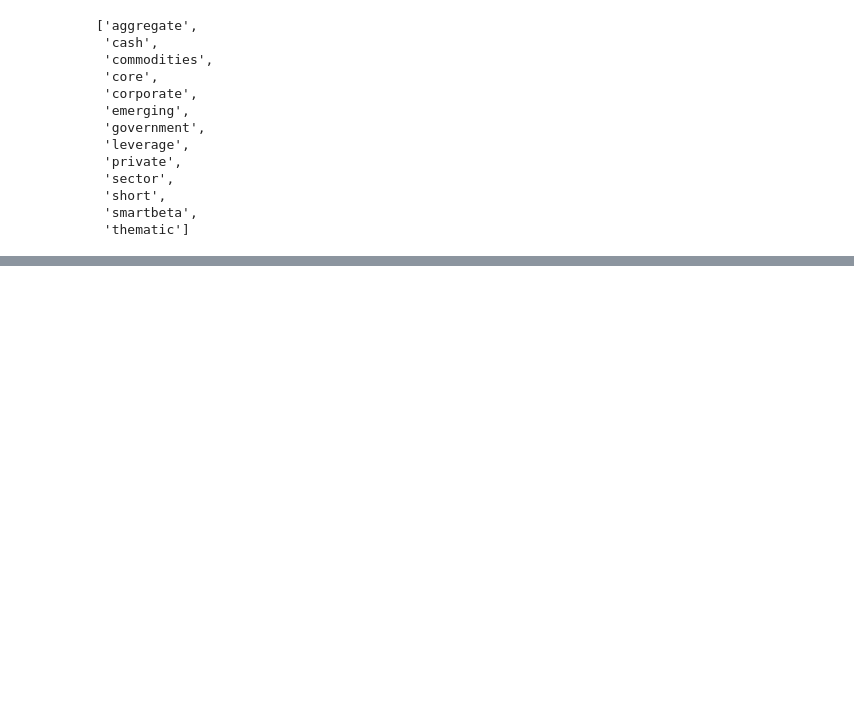
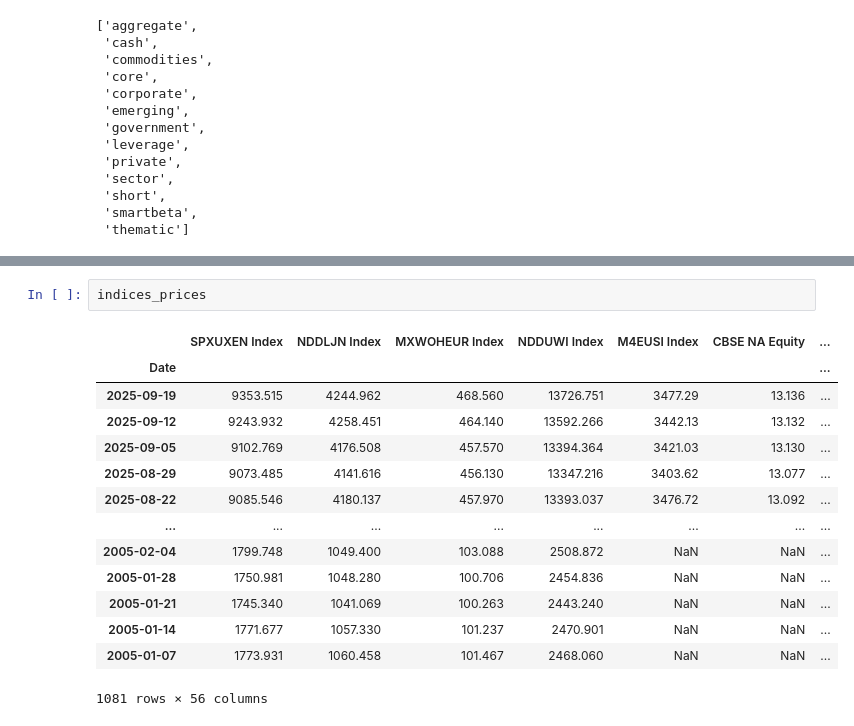
Before and after one commit to MamyRAMA/portfolio_app, a Jupyter notebook: analyse.ipynb, the cells around one changed output, grey strips where cells are left out. Cells and saved outputs as stored; diff of their text form; blank space fills up the shorter version.

```diff
--- a/analyse.ipynb
+++ b/analyse.ipynb
@@ -130,0 +103,17 @@ dtype: object
+# %%
+indices_prices
+# %% [output]
+|  | SPXUXEN Index | NDDLJN Index | MXWOHEUR Index | NDDUWI Index | M4EUSI Index | CBSE NA Equity | ... |
+| Date |  |  |  |  |  |  | ... |
+| 2025-09-19 | 9353.515 | 4244.962 | 468.560 | 13726.751 | 3477.29 | 13.136 | ... |
+| 2025-09-12 | 9243.932 | 4258.451 | 464.140 | 13592.266 | 3442.13 | 13.132 | ... |
+| 2025-09-05 | 9102.769 | 4176.508 | 457.570 | 13394.364 | 3421.03 | 13.130 | ... |
+| 2025-08-29 | 9073.485 | 4141.616 | 456.130 | 13347.216 | 3403.62 | 13.077 | ... |
+| 2025-08-22 | 9085.546 | 4180.137 | 457.970 | 13393.037 | 3476.72 | 13.092 | ... |
+| ... | ... | ... | ... | ... | ... | ... | ... |
+| 2005-02-04 | 1799.748 | 1049.400 | 103.088 | 2508.872 | NaN | NaN | ... |
+| 2005-01-28 | 1750.981 | 1048.280 | 100.706 | 2454.836 | NaN | NaN | ... |
+| 2005-01-21 | 1745.340 | 1041.069 | 100.263 | 2443.240 | NaN | NaN | ... |
+| 2005-01-14 | 1771.677 | 1057.330 | 101.237 | 2470.901 | NaN | NaN | ... |
+| 2005-01-07 | 1773.931 | 1060.458 | 101.467 | 2468.060 | NaN | NaN | ... |
+1081 rows × 56 columns
```
Also changed, not shown: parts of 16 cells of this notebook, 1 other file.
